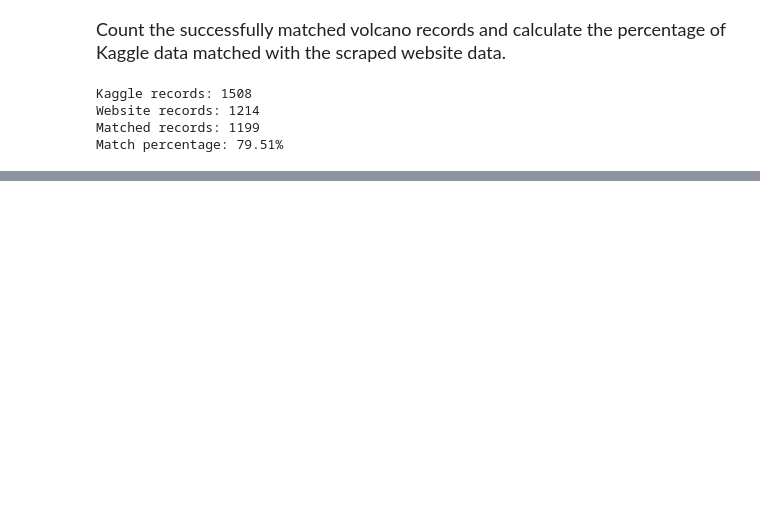
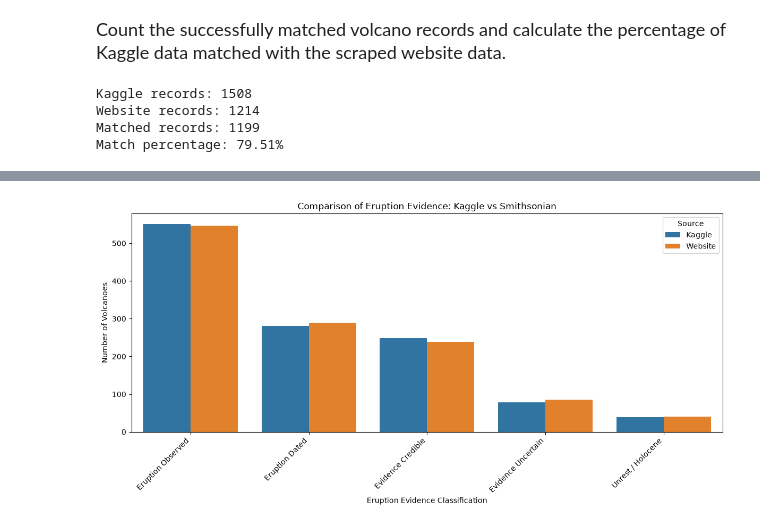
Before and after one commit to NimmyRajan/volcanos, a Jupyter notebook: volcanos.ipynb, the cells around one changed output, grey strips where cells are left out. Saved outputs shown, nothing was run; the diff lists cells and outputs as text; code cells hidden in the pictures; blank space fills up the shorter version.

```diff
--- a/volcanos.ipynb
+++ b/volcanos.ipynb
@@ -199,0 +252,38 @@ Match percentage: 79.51%
+# %%
+# Select volcanoes that appear in both datasets
+matched_df = merged_df[merged_df["_merge"] == "both"].copy()
+
+# Compare evidence categories from both sources
+evidence_comparison = pd.concat([
+    matched_df["Activity Evidence"].value_counts().rename("Kaggle"),
+    matched_df["Evidence"].value_counts().rename("Website")
+], axis=1).fillna(0)
+
+# Convert the results into a format suitable for Seaborn
+evidence_plot = evidence_comparison.reset_index().melt(
+    id_vars="index",
+    var_name="Source",
+    value_name="Count"
+)
+
+evidence_plot = evidence_plot.rename(
+    columns={"index": "Evidence Classification"}
+)
+
+plt.figure(figsize=(12, 6))
+
+sns.barplot(
+    data=evidence_plot,
+    x="Evidence Classification",
+    y="Count",
+    hue="Source"
+)
+
+plt.title("Comparison of Eruption Evidence: Kaggle vs Smithsonian")
+plt.xlabel("Eruption Evidence Classification")
+plt.ylabel("Number of Volcanoes")
+plt.xticks(rotation=45, ha="right")
+plt.tight_layout()
+plt.show()
+# %% [output]
+[figure, added]
```
Also changed, not shown: parts of 6 cells of this notebook, 1 other file.
